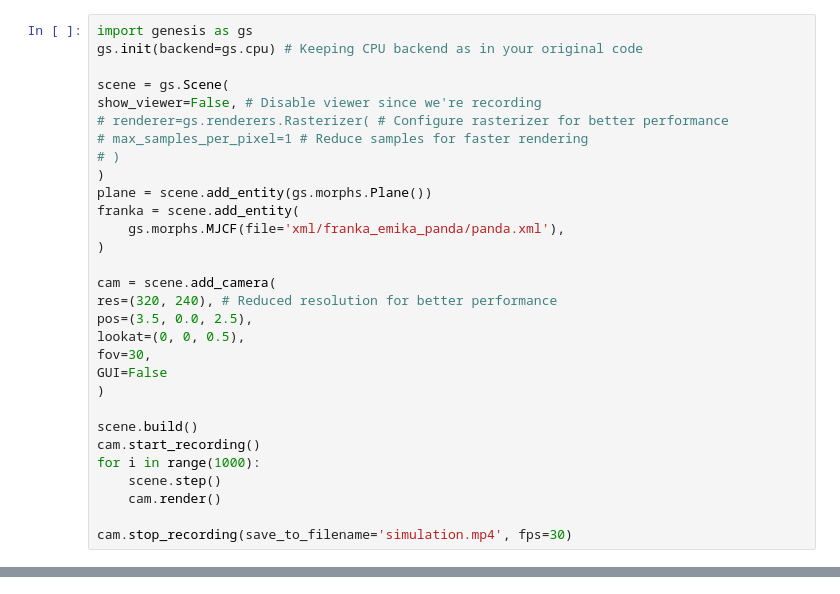
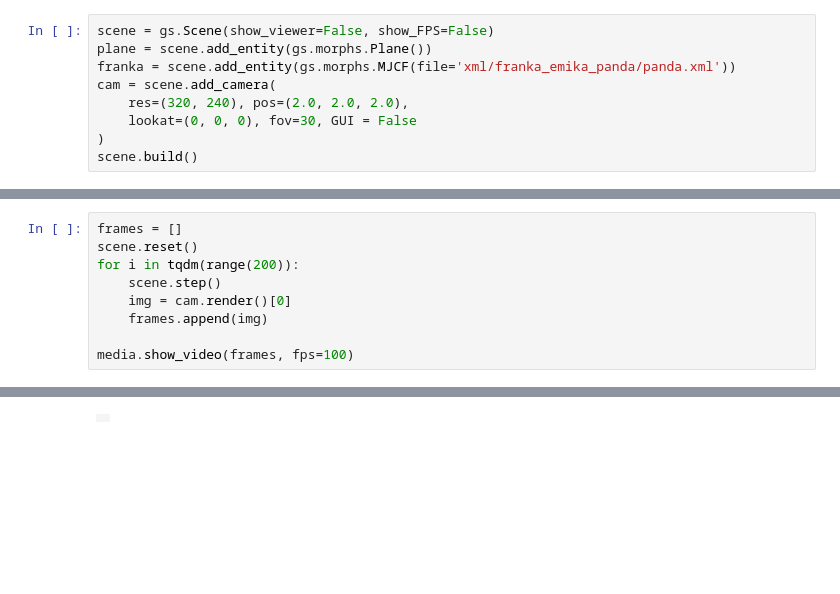
Before and after one commit to yaswhar/learning-genesis-sim, a Jupyter notebook: Hello, Genesis.ipynb, the cells around one changed output, grey strips where cells are left out. Drawn from its saved outputs; the diff is of its cells as text; blank space fills up the shorter version.

```diff
--- a/Hello, Genesis.ipynb
+++ b/Hello, Genesis.ipynb
@@ -1,31 +38,10 @@
 # %%
-import genesis as gs
-gs.init(backend=gs.cpu) # Keeping CPU backend as in your original code
-
-scene = gs.Scene(
-show_viewer=False, # Disable viewer since we're recording
-# renderer=gs.renderers.Rasterizer( # Configure rasterizer for better performance
-# max_samples_per_pixel=1 # Reduce samples for faster rendering
-# )
+scene = gs.Scene(show_viewer=False, show_FPS=False)
+plane = scene.add_entity(gs.morphs.Plane())
+franka = scene.add_entity(gs.morphs.MJCF(file='xml/franka_emika_panda/panda.xml'))
+cam = scene.add_camera(
+    res=(320, 240), pos=(2.0, 2.0, 2.0),
+    lookat=(0, 0, 0), fov=30, GUI = False
 )
-plane = scene.add_entity(gs.morphs.Plane())
-franka = scene.add_entity(
-    gs.morphs.MJCF(file='xml/franka_emika_panda/panda.xml'),
-)
-
-cam = scene.add_camera(
-res=(320, 240), # Reduced resolution for better performance
-pos=(3.5, 0.0, 2.5),
-lookat=(0, 0, 0.5),
-fov=30,
-GUI=False
-)
-
 scene.build()
-cam.start_recording()
-for i in range(1000):
-    scene.step()
-    cam.render()
-
-cam.stop_recording(save_to_filename='simulation.mp4', fps=30)
 # %% [output]
@@ -32,0 +65,10 @@ ImportError: libGL.so.1: cannot open shared object file: No such file or directo
+# %%
+frames = []
+scene.reset()
+for i in tqdm(range(200)):
+    scene.step()
+    img = cam.render()[0]
+    frames.append(img)
+
+media.show_video(frames, fps=100)
+# %% [output]
@@ -32,0 +77 @@ ImportError: libGL.so.1: cannot open shared object file: No such file or directo
+|  |
```
Also changed, not shown: parts of 7 cells of this notebook.
